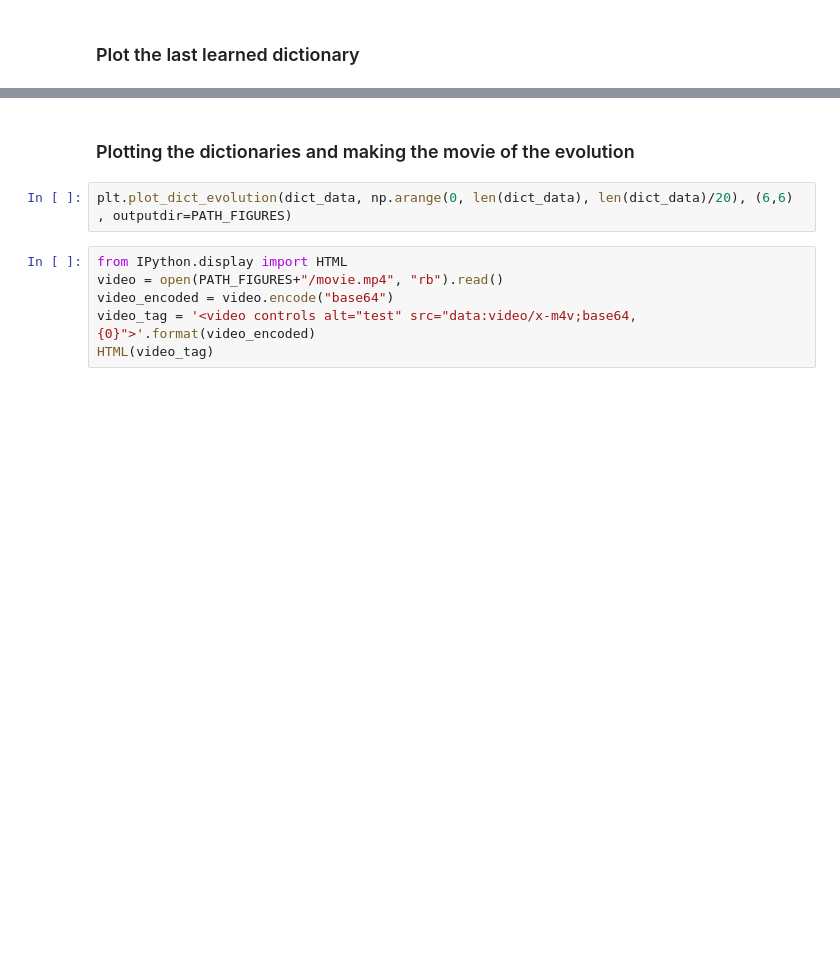
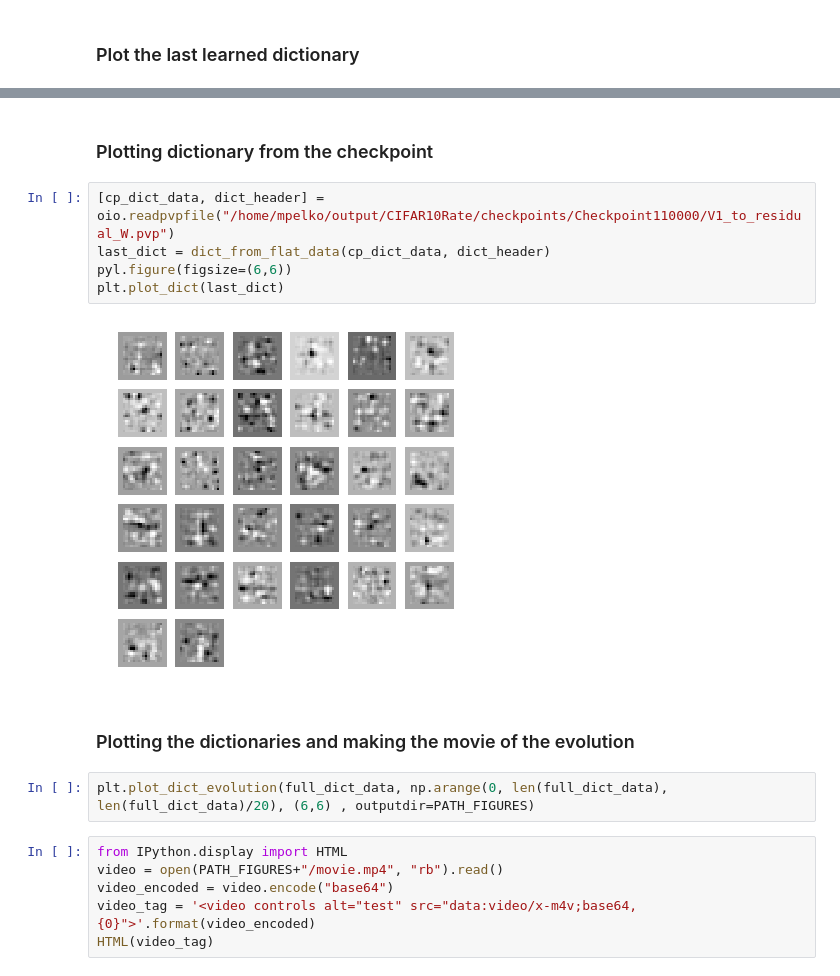
Before and after one commit to Arthas1121/SpikingLCA, a Jupyter notebook: active_nb_scripts/demo_PVP_analysis_in_ipythonNotebook.ipynb, the cells around one changed output, grey strips where cells are left out. Saved outputs shown, nothing was run; the diff lists cells and outputs as text; blank space fills up the shorter version.

```diff
--- a/active_nb_scripts/testing_Octave_in_ipythonNotebook.ipynb
+++ b/active_nb_scripts/demo_PVP_analysis_in_ipythonNotebook.ipynb
@@ -36,7 +34,16 @@ plt.plot_dict_set(dict_set_at_idx(dict_data, len(dict_data)-1), 6, 6)
+# %% [markdown]
+### Plotting dictionary from the checkpoint
+# %%
+[cp_dict_data, dict_header] = oio.readpvpfile("/home/mpelko/output/CIFAR10Rate/checkpoints/Checkpoint110000/V1_to_residual_W.pvp")
+last_dict = dict_from_flat_data(cp_dict_data, dict_header)
+pyl.figure(figsize=(6,6))
+plt.plot_dict(last_dict)
+# %% [output]
+[figure, added]
 # %% [markdown]
 ### Plotting the dictionaries and making the movie of the evolution
 # %%
-plt.plot_dict_evolution(dict_data, np.arange(0, len(dict_data), len(dict_data)/20), (6,6) , outputdir=PATH_FIGURES)
+plt.plot_dict_evolution(full_dict_data, np.arange(0, len(full_dict_data), len(full_dict_data)/20), (6,6) , outputdir=PATH_FIGURES)
 # %%
 from IPython.display import HTML
 video = open(PATH_FIGURES+"/movie.mp4", "rb").read()
```
Also changed, not shown: parts of 5 cells of this notebook.
